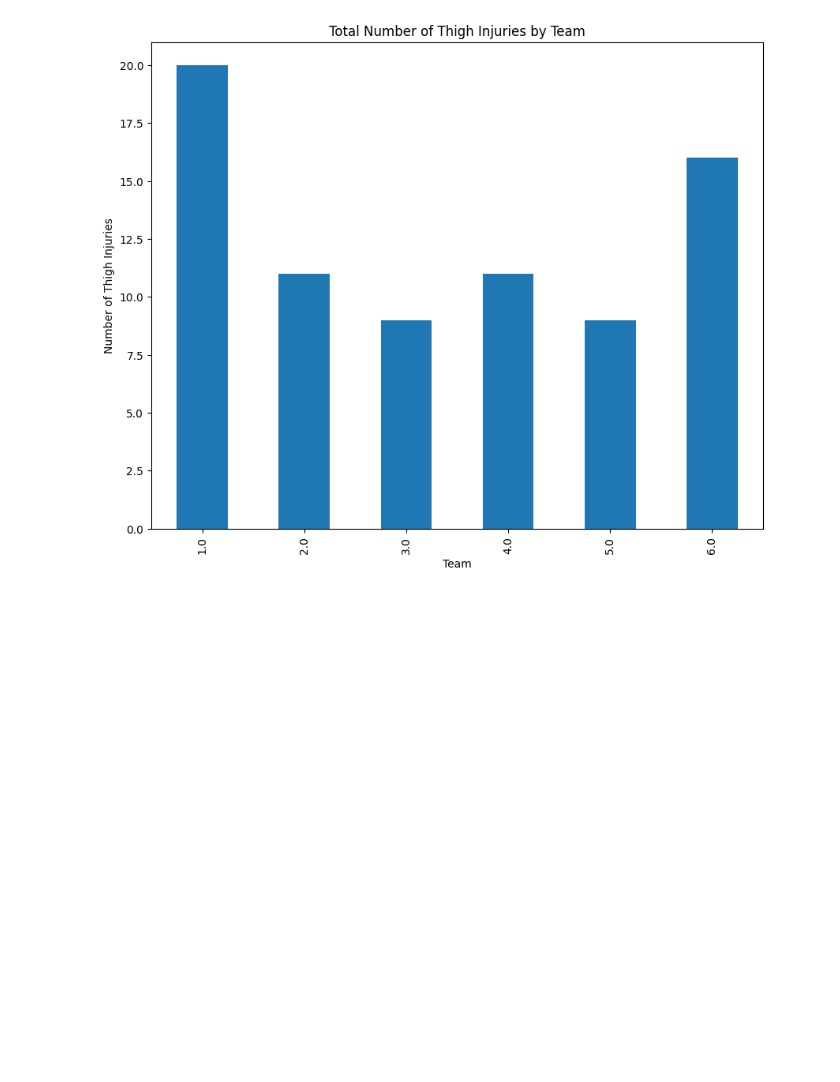
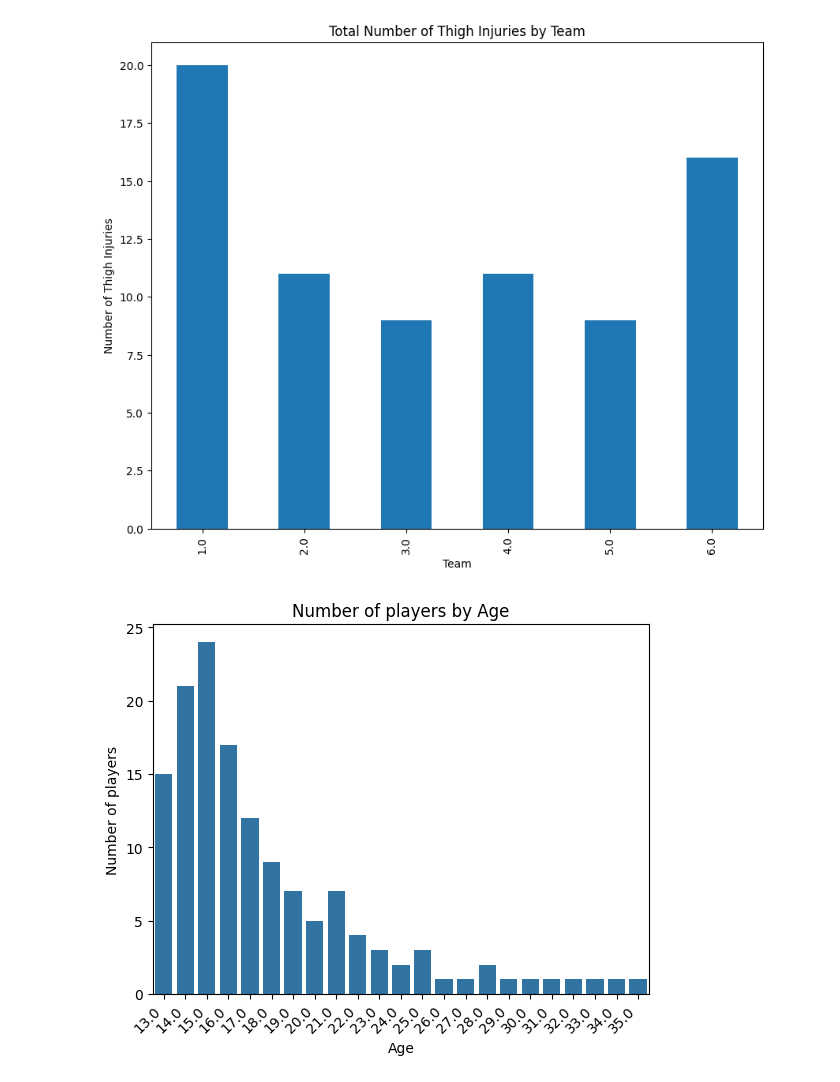
Before and after one commit to Luisbp27/unibo, a Jupyter notebook: Stattistica/stattistica.ipynb, the cells around one changed output. Cells and saved outputs as stored; diff of their text form; code cells hidden in the pictures; blank space fills up the shorter version.

```diff
--- a/Stattistica/stattistica.ipynb
+++ b/Stattistica/stattistica.ipynb
@@ -337,3 +337,13 @@ ax.set_ylabel('Number of Thigh Injuries')
 plt.show()
 # %% [output]
 [figure]
+# %%
+# Mostrar el número de jugadores por edad
+ax = sns.countplot(data=df, x='Age')
+ax.set_title('Number of players by Age')
+ax.set_xlabel('Age')
+ax.set_ylabel('Number of players')
+ax.set_xticklabels(ax.get_xticklabels(), rotation=45, horizontalalignment='right')
+plt.show()
+# %% [output]
+[figure, added]
```
Also changed, not shown: parts of 1 cell of this notebook.
